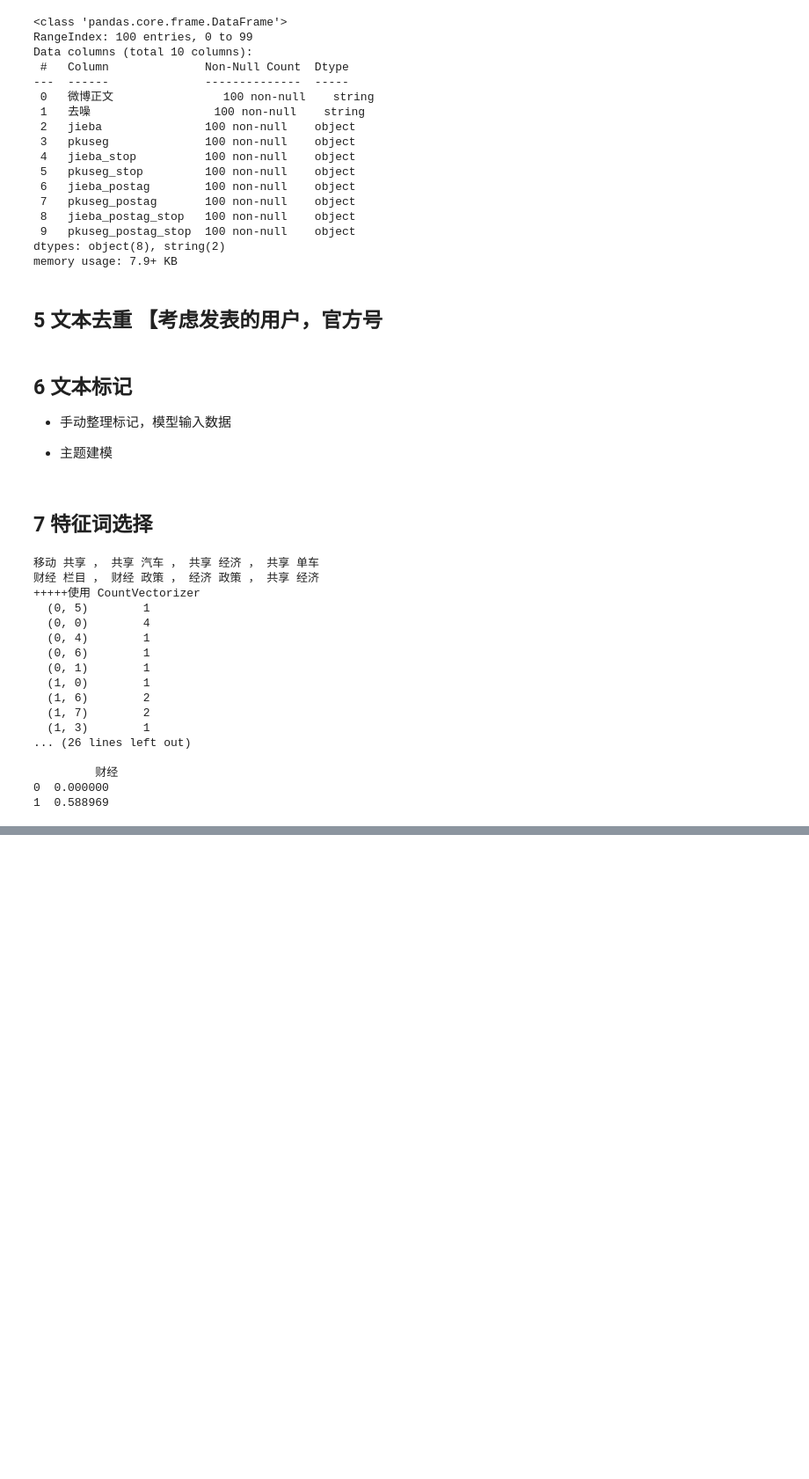
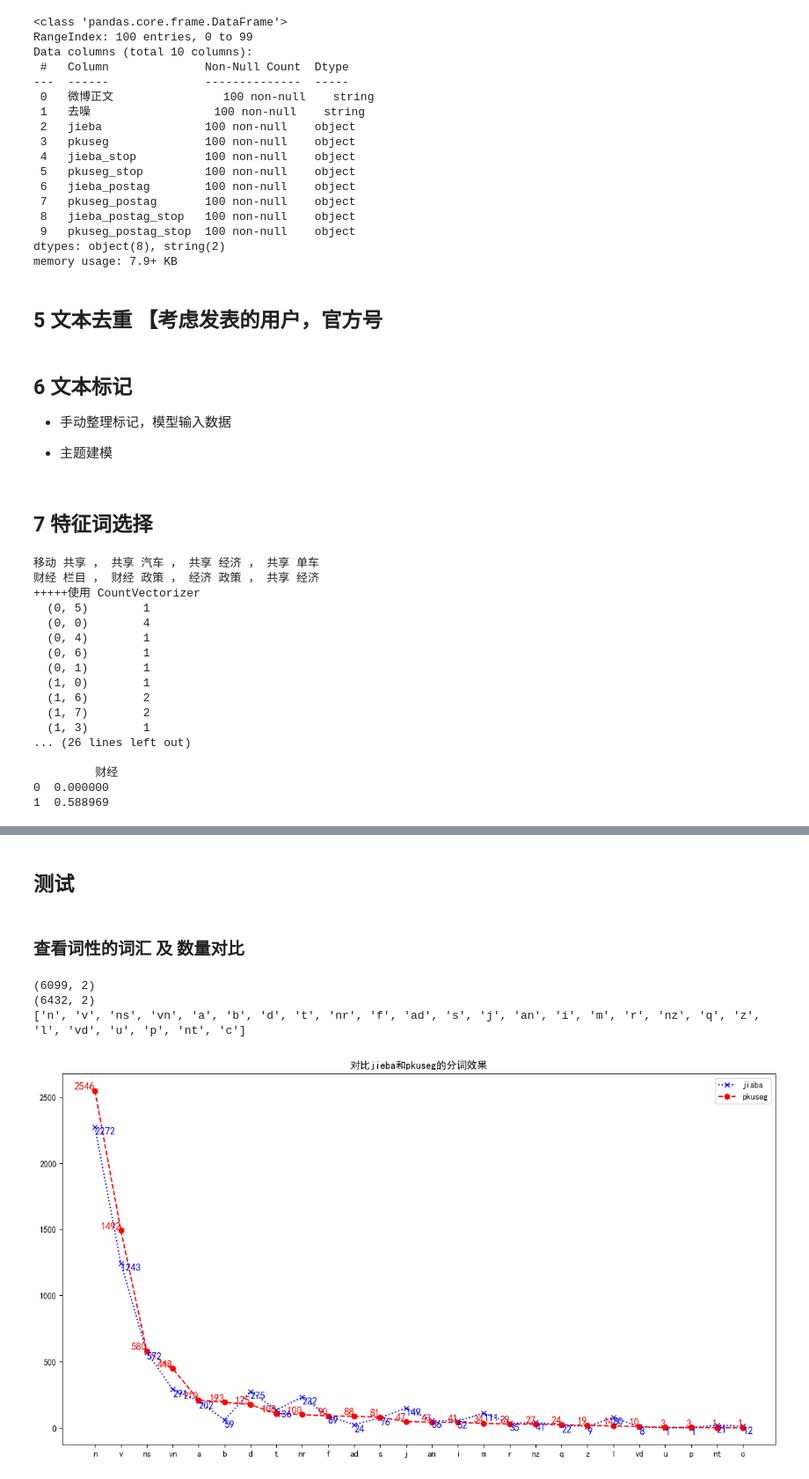
Before and after one commit to hongtao45/weibo-analysis, a Jupyter notebook: 03Data_Process/data_preprocess_pro_test.ipynb, the cells around one changed output, grey strips where cells are left out. Shown: that part at 88% size. Saved outputs shown, nothing was run; the diff lists cells and outputs as text; code cells hidden in the pictures; blank space fills up the shorter version.

```diff
--- a/03Data_Process/data_preprocess_pro_test.ipynb
+++ b/03Data_Process/data_preprocess_pro_test.ipynb
@@ -307,18 +310,18 @@ res
 # pkuseg 词性标注（part-of-speech tagging）
 # pkuseg 分词
 
-def pkuseg_postag(str, m_name="web", u_dict="default", p_tag=True):
+def pkuseg_postag(str, m_name="web", u_dict="default", postag=True):
     """
     pkuseg分词:
     str     :待分词的文本
     m_name  : 选择使用的预训练模型
     u_dict  : 用户自定义的分词设置用户词典。
-    p_tag   : 是否进行词性标准（是的话，需要在自定义的词典中，也要添加相应的词性 tab键隔开在一行
+    postag   : 是否进行词性标准（是的话，需要在自定义的词典中，也要添加相应的词性 tab键隔开在一行
     """
     # m_name= "news"
     # m_name= "mixed"
-    # p_tag= True # 是否包含词性
-    seg = pkuseg.pkuseg(model_name=m_name, user_dict=u_dict, postag=p_tag)           # 以默认配置加载模型
+    # postag= True # 是否包含词性
+    seg = pkuseg.pkuseg(model_name=m_name, user_dict=u_dict, postag=postag)           # 以默认配置加载模型
     res = seg.cut(str)  # 进行分词
 
     return seg.cut(str)  # 进行分词
@@ -537,0 +551,9 @@ def word2vec(lsls, v_type):
+# %%
+# 测试 获取 单词和词性
+word_ls_column = tweets["jieba_postag_stop"] # 从excel再读取回来，就不是list 和（）数据了
+
+word_tag_ls = word_ls_column[0]
+word_ls = np.array(word_tag_ls)[:, 0].tolist()
+tag_ls = np.array(word_tag_ls)[:, 1].tolist()
+print(word_ls)
+print(tag_ls)
@@ -537,0 +576,61 @@ def word2vec(lsls, v_type):
+# %% [markdown]
+## 测试
+# %% [markdown]
+### 查看词性的词汇 及 数量对比
+# %%
+# jieba分词
+word_ls_column = tweets["jieba_postag_stop"] # 从excel再读取回来，就不是[(),()] 和数据了
+word  =[]
+tag = []
+for word_tag_ls in word_ls_column: # 遍历一整列的每一行
+    word_ls = np.array(word_tag_ls)[:, 0].tolist()
+    tag_ls = np.array(word_tag_ls)[:, 1].tolist()
+    word.extend(word_ls)
+    tag.extend(tag_ls)
+df_jieba = pd.DataFrame({'word': word,
+                   'tag' : tag})
+print(df_jieba.shape)
+
+
+# pkuseg分词
+word_ls_column = tweets["pkuseg_postag_stop"] # 从excel再读取回来，就不是[(),()] 和数据了
+word  =[]
+tag = []
+for word_tag_ls in word_ls_column: # 遍历一整列的每一行
+    word_ls = np.array(word_tag_ls)[:, 0].tolist()
+    tag_ls = np.array(word_tag_ls)[:, 1].tolist()
+    word.extend(word_ls)
+    tag.extend(tag_ls)
+df_pkuseg = pd.DataFrame({'word': word,
+                   'tag' : tag})
+print(df_pkuseg.shape)
+
+
+
+val_count_jieba = df_jieba['tag'].value_counts()
+val_count_pkuseg = df_pkuseg['tag'].value_counts()
+
+# 找出共同的 词性tag
+x_tag = []
+for t in val_count_pkuseg.index:
+    if t in val_count_jieba.index:
+        x_tag.append(t)
+print(x_tag)
+
+plt.figure(figsize=(15, 8), dpi=100)
+plt.plot(x_tag, val_count_jieba.loc[x_tag], marker="x", c='b',ls=":", label="jiaba")
+for a, b in zip(x_tag, val_count_jieba.loc[x_tag]):
+    plt.text(a, b, "{}".format(b), ha='left', va='top', fontsize=12, c='b')
+
+plt.plot(x_tag, val_count_pkuseg.loc[x_tag], marker="o", c='r', ls="--", label="pkuseg")
+for a, b in zip(x_tag, val_count_pkuseg.loc[x_tag]):
+    plt.text(a, b, "{}".format(b), ha='right', va='bottom', fontsize=12, c='r')
+plt.title("对比jieba和pkuseg的分词效果")
+plt.legend()
+
+plt.savefig("./figure/jieba-pkuseg词性分配数量对比.png")
+# %% [output]
+(6099, 2)
+(6432, 2)
+['n', 'v', 'ns', 'vn', 'a', 'b', 'd', 't', 'nr', 'f', 'ad', 's', 'j', 'an', 'i', 'm', 'r', 'nz', 'q', 'z', 'l', 'vd', 'u', 'p', 'nt', 'c']
+[figure, added]
```
Also changed, not shown: parts of 11 cells of this notebook, 1 other file.
